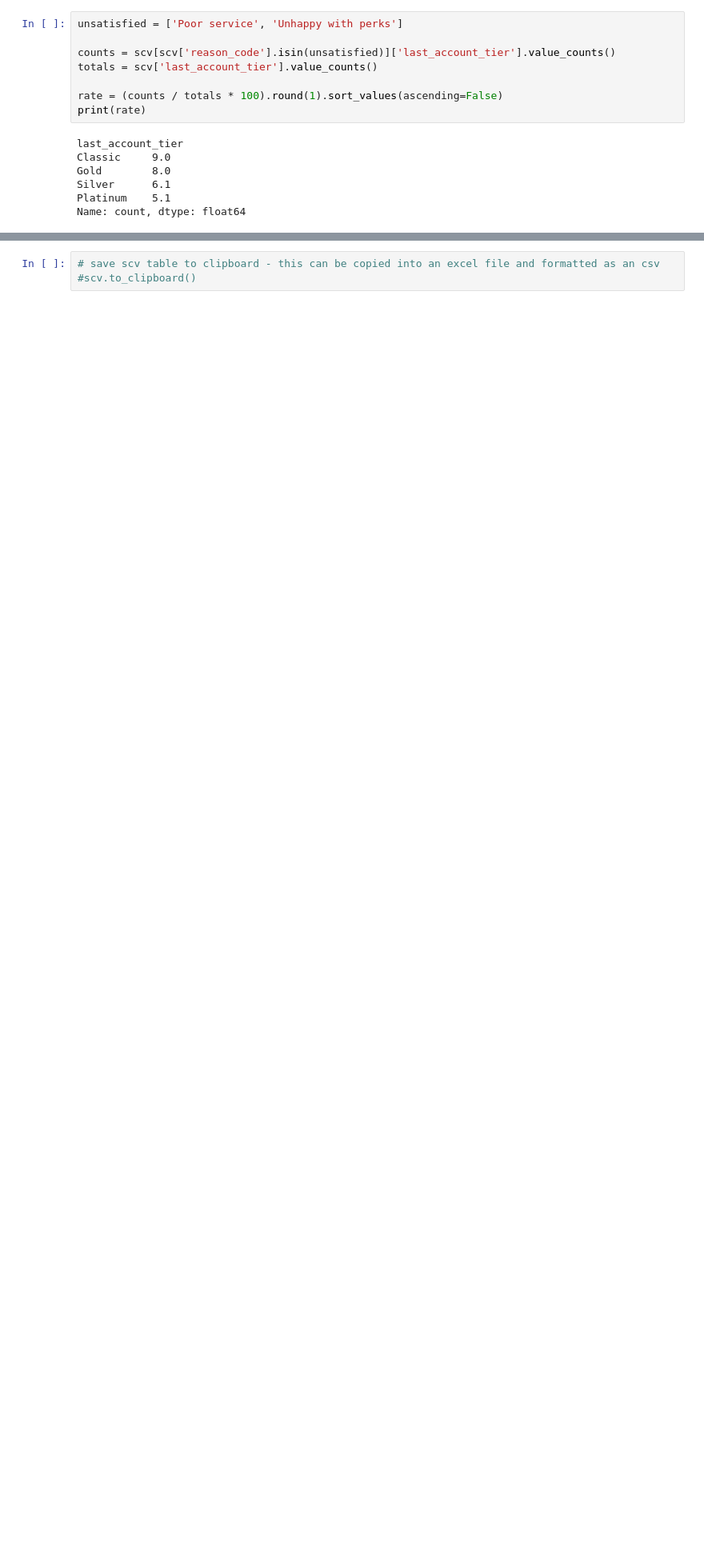
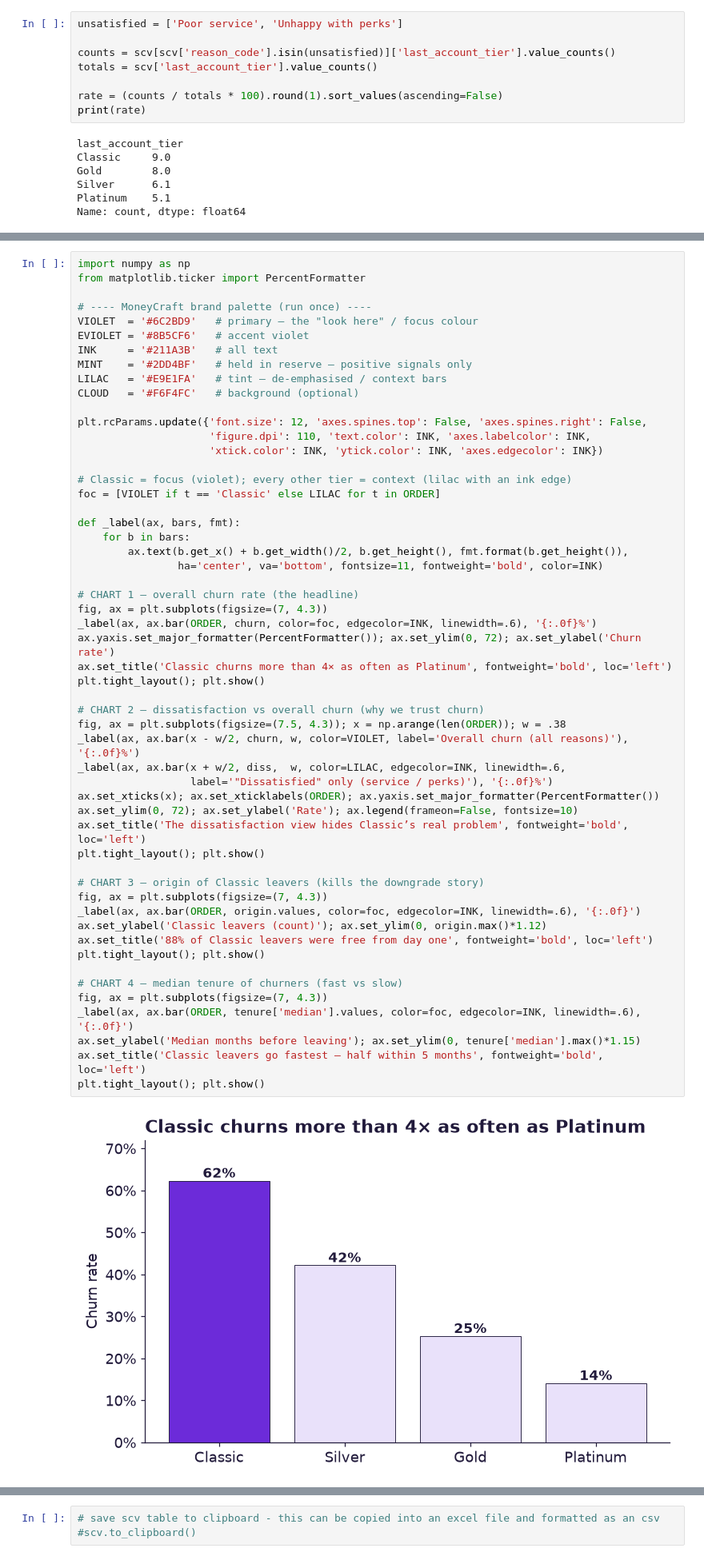
Before and after one commit to esmerowbotham-tech/Money-Craft-Project, a Jupyter notebook: eda-and-scv-creation.ipynb, the cells around one changed output, grey strips where cells are left out. Shown at 80% size. Cells and saved outputs as stored; diff of their text form; blank space fills up the shorter version.

Commit message:
updated with classic churn graphs

```diff
--- a/eda-and-scv-creation.ipynb
+++ b/eda-and-scv-creation.ipynb
@@ -620,0 +684,56 @@ Name: count, dtype: float64
+# %%
+import numpy as np
+from matplotlib.ticker import PercentFormatter
+
+# ---- MoneyCraft brand palette (run once) ----
+VIOLET  = '#6C2BD9'   # primary — the "look here" / focus colour
+EVIOLET = '#8B5CF6'   # accent violet
+INK     = '#211A3B'   # all text
+MINT    = '#2DD4BF'   # held in reserve — positive signals only
+LILAC   = '#E9E1FA'   # tint — de-emphasised / context bars
+CLOUD   = '#F6F4FC'   # background (optional)
+
+plt.rcParams.update({'font.size': 12, 'axes.spines.top': False, 'axes.spines.right': False,
+                     'figure.dpi': 110, 'text.color': INK, 'axes.labelcolor': INK,
+                     'xtick.color': INK, 'ytick.color': INK, 'axes.edgecolor': INK})
+
+# Classic = focus (violet); every other tier = context (lilac with an ink edge)
+foc = [VIOLET if t == 'Classic' else LILAC for t in ORDER]
+
+def _label(ax, bars, fmt):
+    for b in bars:
+        ax.text(b.get_x() + b.get_width()/2, b.get_height(), fmt.format(b.get_height()),
+                ha='center', va='bottom', fontsize=11, fontweight='bold', color=INK)
+
+# CHART 1 — overall churn rate (the headline)
+fig, ax = plt.subplots(figsize=(7, 4.3))
+_label(ax, ax.bar(ORDER, churn, color=foc, edgecolor=INK, linewidth=.6), '{:.0f}%')
+ax.yaxis.set_major_formatter(PercentFormatter()); ax.set_ylim(0, 72); ax.set_ylabel('Churn rate')
+ax.set_title('Classic churns more than 4× as often as Platinum', fontweight='bold', loc='left')
+plt.tight_layout(); plt.show()
+
+# CHART 2 — dissatisfaction vs overall churn (why we trust churn)
+fig, ax = plt.subplots(figsize=(7.5, 4.3)); x = np.arange(len(ORDER)); w = .38
+_label(ax, ax.bar(x - w/2, churn, w, color=VIOLET, label='Overall churn (all reasons)'), '{:.0f}%')
+_label(ax, ax.bar(x + w/2, diss,  w, color=LILAC, edgecolor=INK, linewidth=.6,
+                  label='"Dissatisfied" only (service / perks)'), '{:.0f}%')
+ax.set_xticks(x); ax.set_xticklabels(ORDER); ax.yaxis.set_major_formatter(PercentFormatter())
+ax.set_ylim(0, 72); ax.set_ylabel('Rate'); ax.legend(frameon=False, fontsize=10)
+ax.set_title('The dissatisfaction view hides Classic’s real problem', fontweight='bold', loc='left')
+plt.tight_layout(); plt.show()
+
+# CHART 3 — origin of Classic leavers (kills the downgrade story)
+fig, ax = plt.subplots(figsize=(7, 4.3))
+_label(ax, ax.bar(ORDER, origin.values, color=foc, edgecolor=INK, linewidth=.6), '{:.0f}')
+ax.set_ylabel('Classic leavers (count)'); ax.set_ylim(0, origin.max()*1.12)
+ax.set_title('88% of Classic leavers were free from day one', fontweight='bold', loc='left')
+plt.tight_layout(); plt.show()
+
+# CHART 4 — median tenure of churners (fast vs slow)
+fig, ax = plt.subplots(figsize=(7, 4.3))
+_label(ax, ax.bar(ORDER, tenure['median'].values, color=foc, edgecolor=INK, linewidth=.6), '{:.0f}')
+ax.set_ylabel('Median months before leaving'); ax.set_ylim(0, tenure['median'].max()*1.15)
+ax.set_title('Classic leavers go fastest — half within 5 months', fontweight='bold', loc='left')
+plt.tight_layout(); plt.show()
+# %% [output]
+[figure, added]
```
Also changed, not shown: parts of 4 cells of this notebook.
